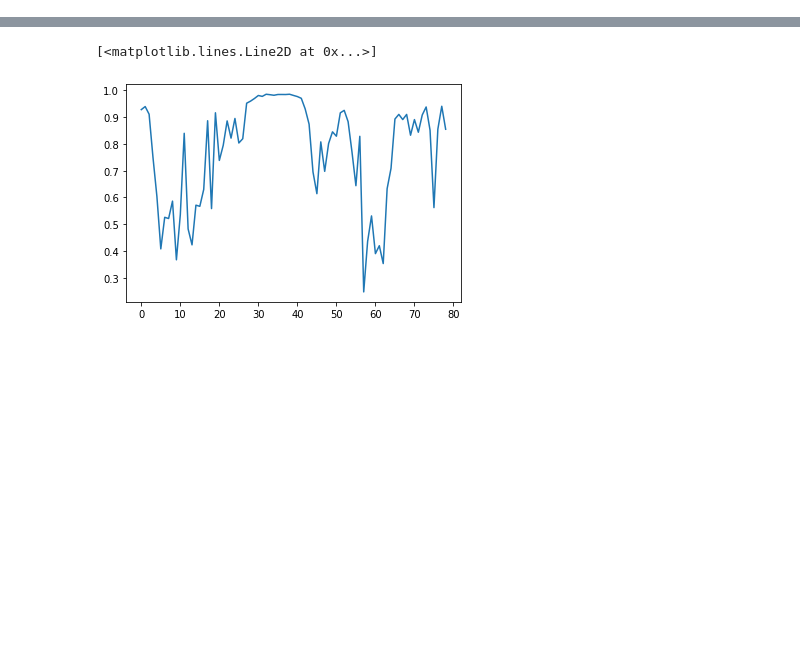
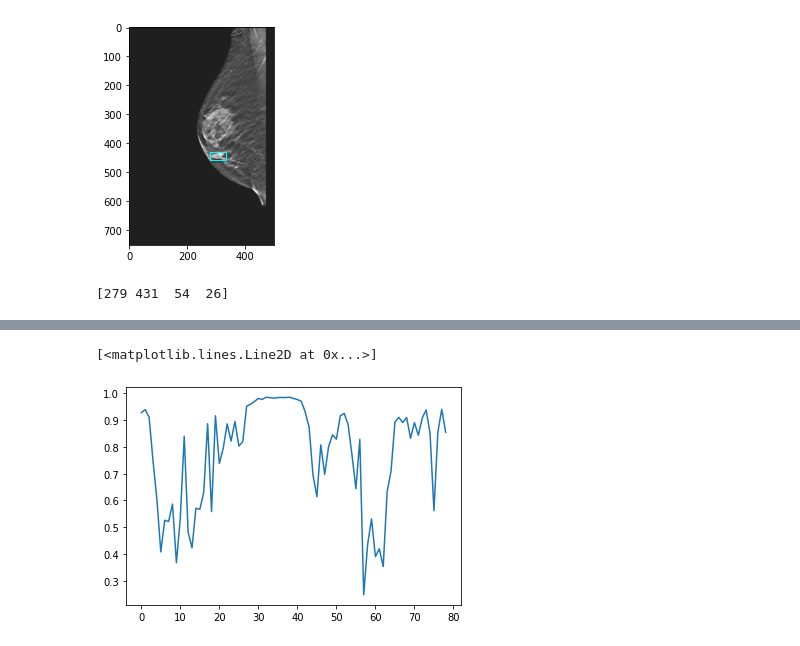
Before and after one commit to PranjalSahu/SEMISUNET, a Jupyter notebook: dbtnet.ipynb, the cells around one changed output, grey strips where cells are left out. Cells and saved outputs as stored; diff of their text form; code cells hidden in the pictures; blank space fills up the shorter version.

```diff
--- a/dbtnet.ipynb
+++ b/dbtnet.ipynb
@@ -1229,7 +1229,7 @@ for i in tqdm(range(224)):
     view        = box_series["View"]
     slice_index = box_series["Slice"]
     image_path  = os.path.join(basepath, box_series["descriptive_path"])
-    image       = dcmread_image(fp=image_path, view=view, index=slice_index-1)
+    image       = dcmread_image(fp=image_path, view=view, index=slice_index)
 
     #trainx.append(image[slice_index-1:slice_index+1])
     #trainx.append(image[slice_index])
@@ -1515,0 +1924,19 @@ class Averager:
+# %%
+#slice_index = random.randint(0, len(up_90)-1)
+
+plt.imshow(vol[slice_index].astype('float32'), cmap='gray')
+ax    = plt.gca()
+
+temp  = np.array([X, Y, Width, Height])/4.0#all_target[up_90[slice_index][0]]
+temp = temp.astype('int')
+index = 0
+
+rect  = patches.Rectangle((temp[0], temp[1]), temp[2], temp[3], linewidth=1, edgecolor='cyan', fill = False)
+ax.add_patch(rect)
+
+plt.show()
+
+print(temp)
+# %% [output]
+[figure, added]
+[279 431  54  26]
```
Also changed, not shown: parts of 29 cells of this notebook.
